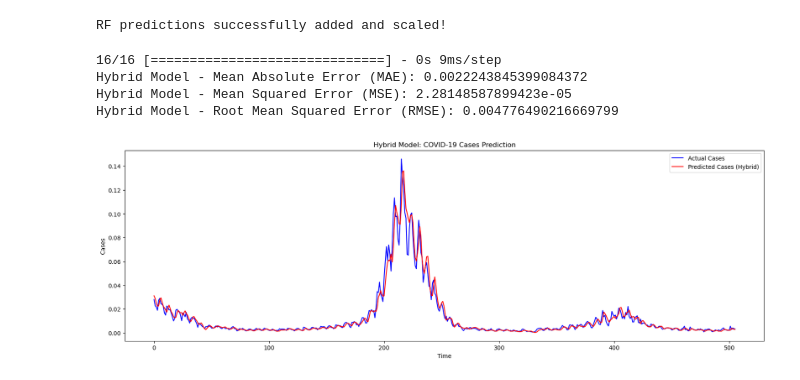
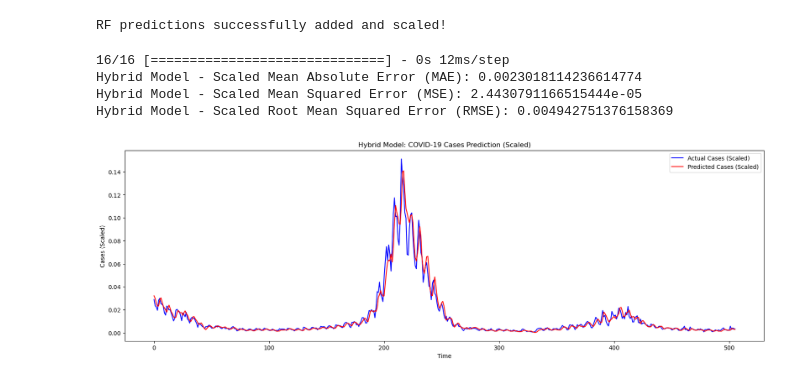
Before and after one commit to nursahiraa/fyp, a Jupyter notebook: dataSpell/fyp-master/notebooks/RFnLSTM.ipynb, the cells around one changed output. Cells and saved outputs as stored; diff of their text form; code cells hidden in the pictures.

Commit message:
fix unscaled rmse for hybrids model

```diff
--- a/dataSpell/fyp-master/notebooks/RFnLSTM.ipynb
+++ b/dataSpell/fyp-master/notebooks/RFnLSTM.ipynb
@@ -401,32 +372,32 @@ X_train_lstm, X_test_lstm, y_train_lstm, y_test_lstm = train_test_split(X_lstm,
 # %%
 # Predict using the LSTM model
 lstm_predictions = modelhybrids.predict(X_test_lstm)
 
-# Rescale the predictions back to the original scale
-lstm_predictions_rescaled = scaler.inverse_transform(np.concatenate((lstm_predictions, np.zeros((lstm_predictions.shape[0], 1))), axis=1))[:, 0]
-y_test_rescaled = scaler.inverse_transform(np.concatenate((y_test_lstm.reshape(-1, 1), np.zeros((y_test_lstm.shape[0], 1))), axis=1))[:, 0]
+# No need to rescale predictions back to the original scale
+# Use predictions and true values in their scaled space
+# lstm_predictions and y_test_lstm are already scaled
 
-# Calculate evaluation metrics
-mae = mean_absolute_error(y_test_rescaled, lstm_predictions_rescaled)
-mse = mean_squared_error(y_test_rescaled, lstm_predictions_rescaled)
-rmse = np.sqrt(mse)
+# Calculate evaluation metrics directly on scaled data
+mae_scaled = mean_absolute_error(y_test_lstm, lstm_predictions)
+mse_scaled = mean_squared_error(y_test_lstm, lstm_predictions)
+rmse_scaled = np.sqrt(mse_scaled)
 
-print(f"Hybrid Model - Mean Absolute Error (MAE): {mae}")
-print(f"Hybrid Model - Mean Squared Error (MSE): {mse}")
-print(f"Hybrid Model - Root Mean Squared Error (RMSE): {rmse}")
+print(f"Hybrid Model - Scaled Mean Absolute Error (MAE): {mae_scaled}")
+print(f"Hybrid Model - Scaled Mean Squared Error (MSE): {mse_scaled}")
+print(f"Hybrid Model - Scaled Root Mean Squared Error (RMSE): {rmse_scaled}")
 
-# Plot predictions vs actual values
+# Plot predictions vs actual values in scaled space
 plt.figure(figsize=(20, 6))
-plt.plot(y_test_rescaled, color='blue', label='Actual Cases')
-plt.plot(lstm_predictions_rescaled, color='red', label='Predicted Cases (Hybrid)')
-plt.title('Hybrid Model: COVID-19 Cases Prediction')
+plt.plot(y_test_lstm, color='blue', label='Actual Cases (Scaled)')
+plt.plot(lstm_predictions, color='red', label='Predicted Cases (Scaled)')
+plt.title('Hybrid Model: COVID-19 Cases Prediction (Scaled)')
 plt.xlabel('Time')
-plt.ylabel('Cases')
+plt.ylabel('Cases (Scaled)')
 plt.legend()
 plt.show()
 # %% [output]
-16/16 [==============================] - 0s 9ms/step
-Hybrid Model - Mean Absolute Error (MAE): 0.0022243845399084372
-Hybrid Model - Mean Squared Error (MSE): 2.28148587899423e-05
-Hybrid Model - Root Mean Squared Error (RMSE): 0.004776490216669799
+16/16 [==============================] - 0s 12ms/step
+Hybrid Model - Scaled Mean Absolute Error (MAE): 0.0023018114236614774
+Hybrid Model - Scaled Mean Squared Error (MSE): 2.4430791166515444e-05
+Hybrid Model - Scaled Root Mean Squared Error (RMSE): 0.004942751376158369
-[figure, old version]
+[figure, new version]
```
Also changed, not shown: parts of 6 cells of this notebook, 1 other file.
